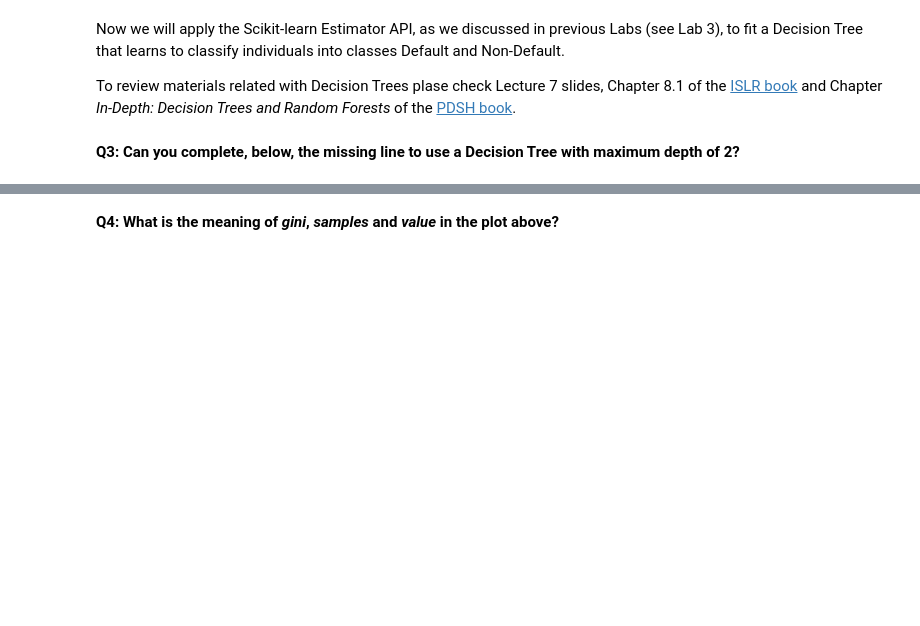
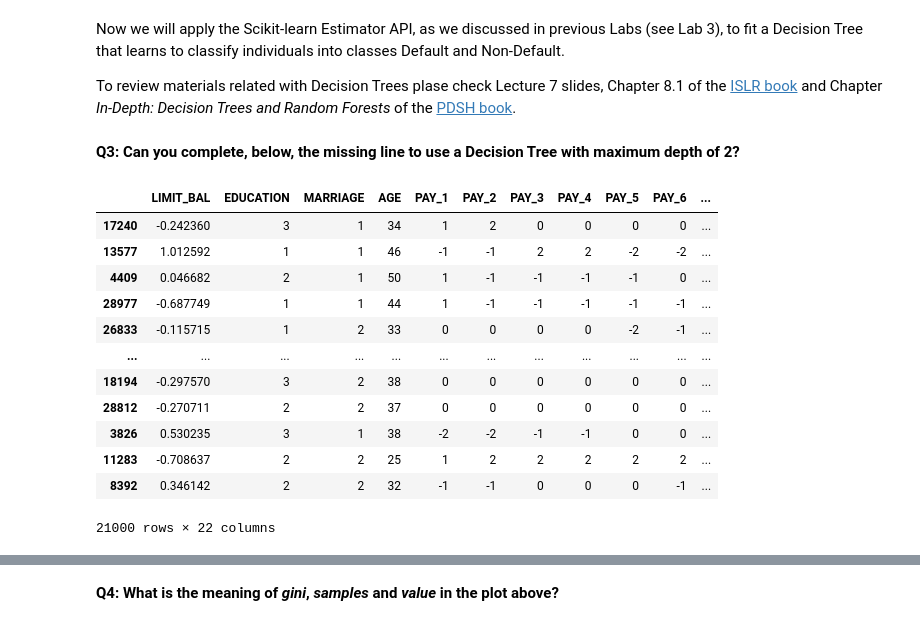
Before and after one commit to ursumarius/Link-predict-social-netw-fairness, a Jupyter notebook: Lab5-yao.ipynb, the cells around one changed output, grey strips where cells are left out. Cells and saved outputs as stored; diff of their text form; code cells hidden in the pictures; blank space fills up the shorter version.

```diff
--- a/Lab5-yao.ipynb
+++ b/Lab5-yao.ipynb
@@ -409,28 +431,42 @@ To review materials related with Decision Trees plase check Lecture 7 slides, Ch
 # %%
 # 1. Import model
 
 from sklearn.tree import DecisionTreeClassifier
 
 # 2. Choose model hyperparameters
 
 # MISSING LINE,
-# model = (...)
+clf = DecisionTreeClassifier(random_state=1)
 
 # 3. Arrange data into a fetures matrix and target vector; split data in train and test set
 # As we are not tuning hyperparameters, for now it suffices to slit data in train and test (and skip validate)
 
 df_train, df_test, Y_train, Y_test, A_train, A_test, A_str_train, A_str_test = train_test_split(
     dataset.drop(columns=['SEX', 'default payment next month']),
     Y,
     A,
     A_str,
     test_size = 0.3,
     random_state=12345,
     stratify=Y)
 
 # 4. Fit model to data
-decision_tree = model.fit(df_train, Y_train)
+decision_tree = clf.fit(df_train, Y_train)
 df_train
+# %% [output]
+|  | LIMIT_BAL | EDUCATION | MARRIAGE | AGE | PAY_1 | PAY_2 | PAY_3 | PAY_4 | PAY_5 | PAY_6 | ... |
+| 17240 | -0.242360 | 3 | 1 | 34 | 1 | 2 | 0 | 0 | 0 | 0 | ... |
+| 13577 | 1.012592 | 1 | 1 | 46 | -1 | -1 | 2 | 2 | -2 | -2 | ... |
+| 4409 | 0.046682 | 2 | 1 | 50 | 1 | -1 | -1 | -1 | -1 | 0 | ... |
+| 28977 | -0.687749 | 1 | 1 | 44 | 1 | -1 | -1 | -1 | -1 | -1 | ... |
+| 26833 | -0.115715 | 1 | 2 | 33 | 0 | 0 | 0 | 0 | -2 | -1 | ... |
+| ... | ... | ... | ... | ... | ... | ... | ... | ... | ... | ... | ... |
+| 18194 | -0.297570 | 3 | 2 | 38 | 0 | 0 | 0 | 0 | 0 | 0 | ... |
+| 28812 | -0.270711 | 2 | 2 | 37 | 0 | 0 | 0 | 0 | 0 | 0 | ... |
+| 3826 | 0.530235 | 3 | 1 | 38 | -2 | -2 | -1 | -1 | 0 | 0 | ... |
+| 11283 | -0.708637 | 2 | 2 | 25 | 1 | 2 | 2 | 2 | 2 | 2 | ... |
+| 8392 | 0.346142 | 2 | 2 | 32 | -1 | -1 | 0 | 0 | 0 | -1 | ... |
+21000 rows × 22 columns
 # %%
 from sklearn.tree import plot_tree
 
```
Also changed, not shown: parts of 13 cells of this notebook, 2 other files.
